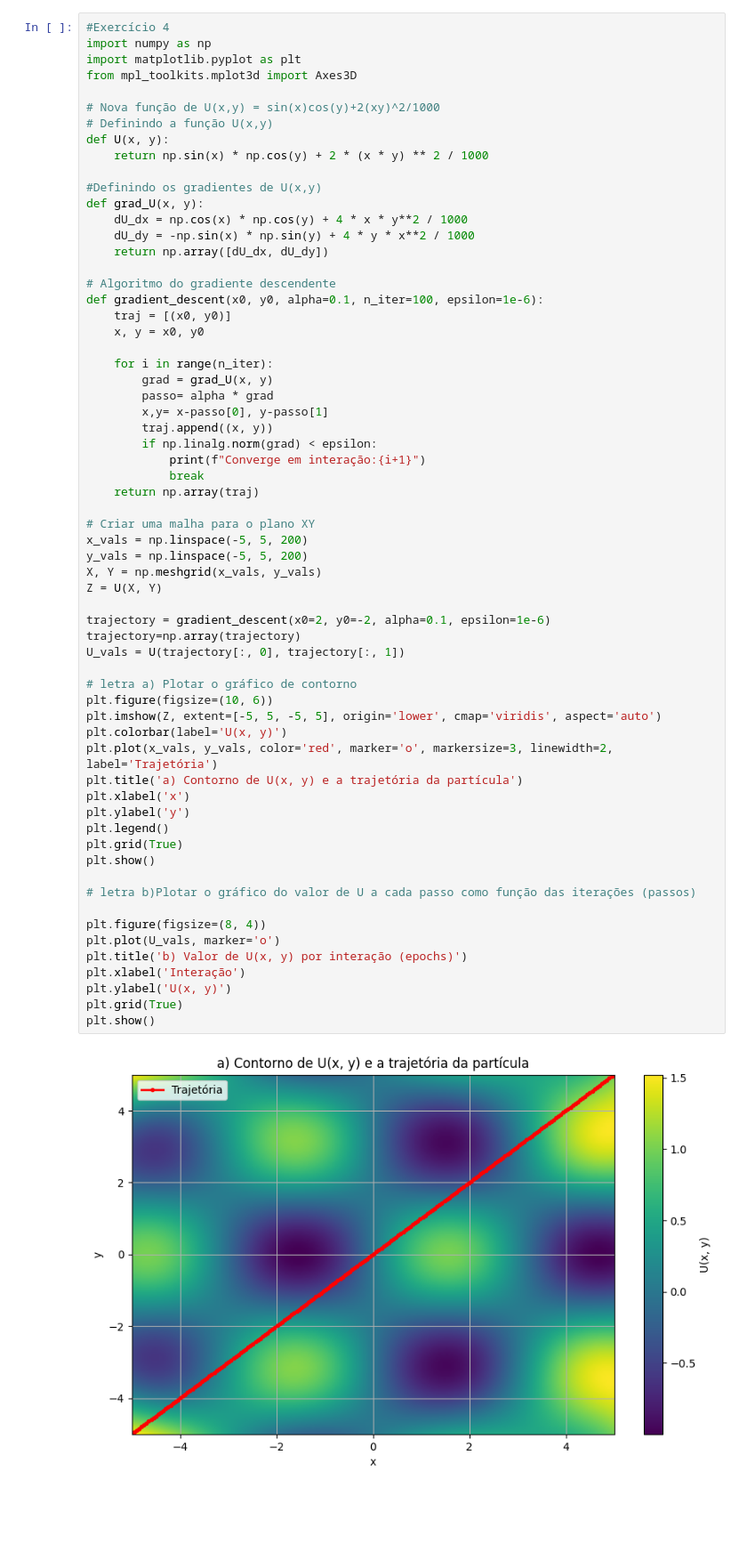
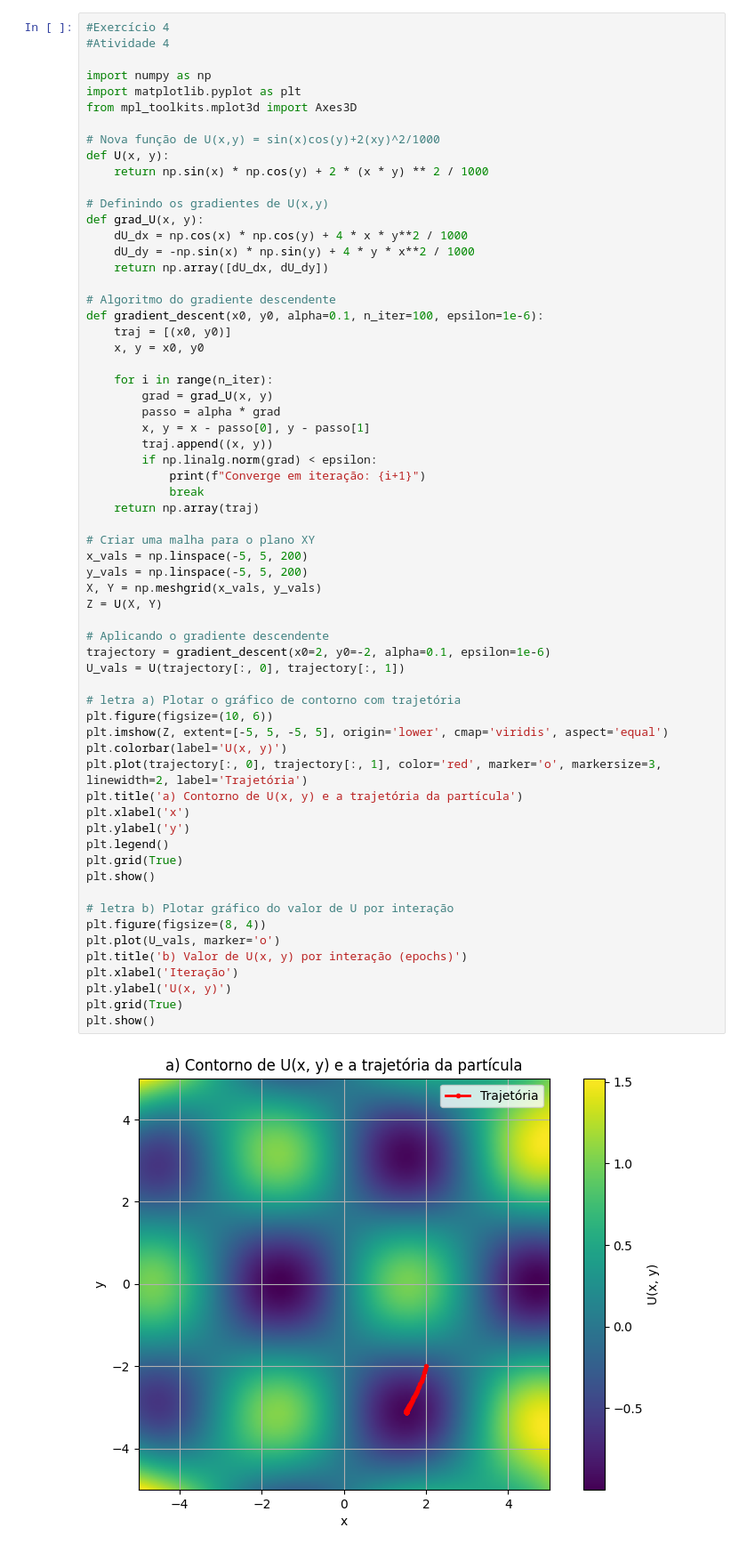
Before and after one commit to laila505/redes-neurais, a Jupyter notebook: Atividade 1/Exercício 4.ipynb, the cells around one changed output. Shown at 89% size. Drawn from its saved outputs; the diff is of its cells as text; blank space fills up the shorter version.

```diff
--- a/Atividade 1/Exercício 4.ipynb
+++ b/Atividade 1/Exercício 4.ipynb
@@ -1,15 +1,16 @@
 # %%
 #Exercício 4
+#Atividade 4
+
 import numpy as np
 import matplotlib.pyplot as plt
 from mpl_toolkits.mplot3d import Axes3D
 
 # Nova função de U(x,y) = sin(x)cos(y)+2(xy)^2/1000
-# Definindo a função U(x,y)
 def U(x, y):
     return np.sin(x) * np.cos(y) + 2 * (x * y) ** 2 / 1000
 
-#Definindo os gradientes de U(x,y)
+# Definindo os gradientes de U(x,y)
 def grad_U(x, y):
     dU_dx = np.cos(x) * np.cos(y) + 4 * x * y**2 / 1000
     dU_dy = -np.sin(x) * np.sin(y) + 4 * y * x**2 / 1000
@@ -22,45 +23,44 @@ def gradient_descent(x0, y0, alpha=0.1, n_iter=100, epsilon=1e-6):
 
     for i in range(n_iter):
         grad = grad_U(x, y)
-        passo= alpha * grad
-        x,y= x-passo[0], y-passo[1]
+        passo = alpha * grad
+        x, y = x - passo[0], y - passo[1]
         traj.append((x, y))
         if np.linalg.norm(grad) < epsilon:
-            print(f"Converge em interação:{i+1}")
+            print(f"Converge em iteração: {i+1}")
             break
     return np.array(traj)
 
 # Criar uma malha para o plano XY
 x_vals = np.linspace(-5, 5, 200)
 y_vals = np.linspace(-5, 5, 200)
 X, Y = np.meshgrid(x_vals, y_vals)
 Z = U(X, Y)
 
+# Aplicando o gradiente descendente
 trajectory = gradient_descent(x0=2, y0=-2, alpha=0.1, epsilon=1e-6)
-trajectory=np.array(trajectory)
 U_vals = U(trajectory[:, 0], trajectory[:, 1])
 
-# letra a) Plotar o gráfico de contorno
+# letra a) Plotar o gráfico de contorno com trajetória
 plt.figure(figsize=(10, 6))
-plt.imshow(Z, extent=[-5, 5, -5, 5], origin='lower', cmap='viridis', aspect='auto')
+plt.imshow(Z, extent=[-5, 5, -5, 5], origin='lower', cmap='viridis', aspect='equal')
 plt.colorbar(label='U(x, y)')
-plt.plot(x_vals, y_vals, color='red', marker='o', markersize=3, linewidth=2, label='Trajetória')
+plt.plot(trajectory[:, 0], trajectory[:, 1], color='red', marker='o', markersize=3, linewidth=2, label='Trajetória')
 plt.title('a) Contorno de U(x, y) e a trajetória da partícula')
 plt.xlabel('x')
 plt.ylabel('y')
 plt.legend()
 plt.grid(True)
 plt.show()
 
-# letra b)Plotar o gráfico do valor de U a cada passo como função das iterações (passos)
-
+# letra b) Plotar gráfico do valor de U por interação
 plt.figure(figsize=(8, 4))
 plt.plot(U_vals, marker='o')
 plt.title('b) Valor de U(x, y) por interação (epochs)')
-plt.xlabel('Interação')
+plt.xlabel('Iteração')
 plt.ylabel('U(x, y)')
 plt.grid(True)
 plt.show()
 # %% [output]
-[figure, old version]
+[figure, new version]
 [figure]
```
Also changed, not shown: 2 other files.
